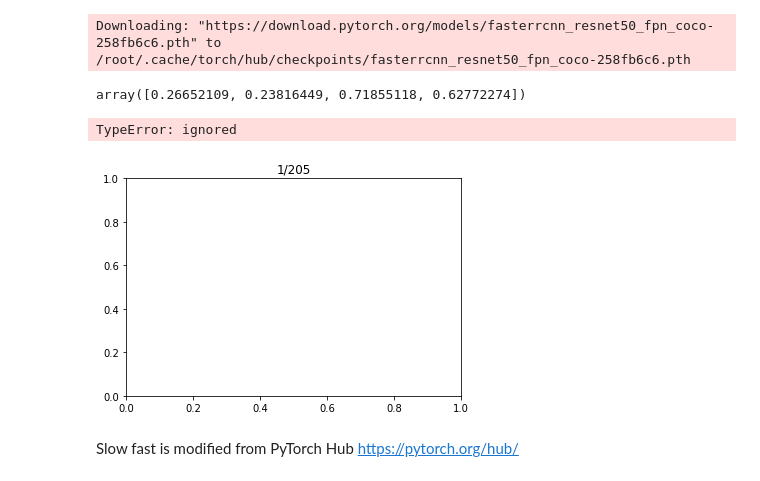
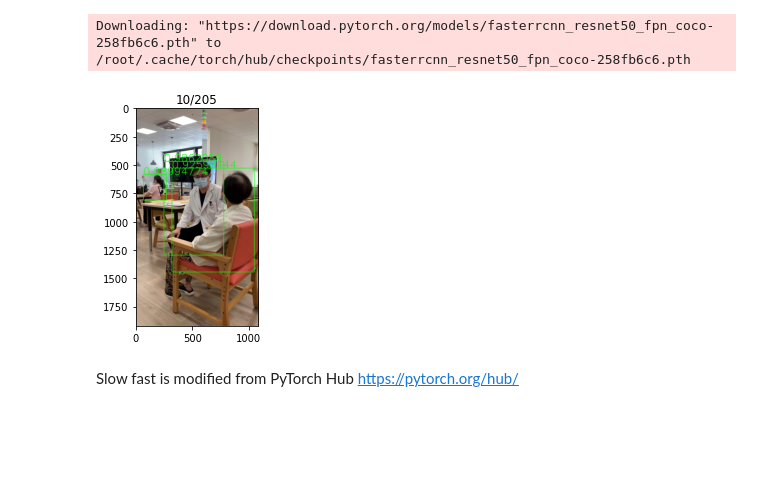
Before and after one commit to TienLungSun/Intelligent-Elderly-Care, a Jupyter notebook: FasterRCNN+SlowFast.ipynb, the cells around one changed output. Drawn from its saved outputs; the diff is of its cells as text; code cells hidden in the pictures; blank space fills up the shorter version.

```diff
--- a/FasterRCNN+SlowFast.ipynb
+++ b/FasterRCNN+SlowFast.ipynb
@@ -78,40 +78,36 @@ rect_th=3
 text_th=3
 text_size=3
 class_index = 1 #people
-score_threshold = 0.8  #threshold to recognize subject
+score_threshold = 0.9  #threshold to recognize subject
-# %%
-boxes[0]
-# %% [output]
-array([0.26652109, 0.23816449, 0.71855118, 0.62772274])
 # %%
+# test subject detection
 frame_count = 1
-while(frame_count <= total_frames):
+while(frame_count <= 10):
   display.clear_output(wait=True)
   plt.title(str(frame_count)+'/'+str(total_frames))
   frame = vid.get_data(frame_count)  # Capture frame-by-frame
   transform = transforms.Compose([transforms.ToTensor()]) # Defing PyTorch Transform
   img = transform(frame).to(device) # Apply the transform to the image
   pred = model([img])[0] # Pass the image to the model
   bboxLabels = list(pred['labels'].cpu().numpy())
   bboxScore = list(pred['scores'].cpu().detach().numpy())
   mask=[]
   for i in range(len(bboxLabels)): #find bbox with score > threshold
     if(bboxLabels[i]==class_index and bboxScore[i]>=score_threshold):
-            mask.append(i)
-  boxes = pred["boxes"][mask].data.cpu().numpy()/np.array([__width, __height, __width, __height])
+        mask.append(i)
+  boxes = pred["boxes"][mask].data.cpu().numpy()
   bboxScore = list(pred['scores'][mask].cpu().detach().numpy())
 
   if(len(boxes) != 0):
     for i in range(len(boxes)):
-      x1,y1,x2,y2 = active_tracklets[i]['boxes'][0]
+      x1,y1,x2,y2 = boxes[i]
       cv2.rectangle(frame,(x1,y1),(x2,y2),color=(0,255,0),thickness=rect_th)
-      cv2.putText(frame,bboxScore[i], boxes[i][0], cv2.FONT_HERSHEY_SIMPLEX, text_size, (0,255,0),thickness=text_th)
+      cv2.putText(frame,str(bboxScore[i]),(x1,y1),cv2.FONT_HERSHEY_SIMPLEX,text_size,(0,255,0),thickness=text_th)
   frame_count += 1
   plt.imshow(frame)
   plt.pause(0.1)
 # %% [output]
-TypeError: ignored
-[figure, old version]
+[figure, new version]
 # %% [markdown]
 Slow fast is modified from PyTorch Hub https://pytorch.org/hub/
 # %%
```
